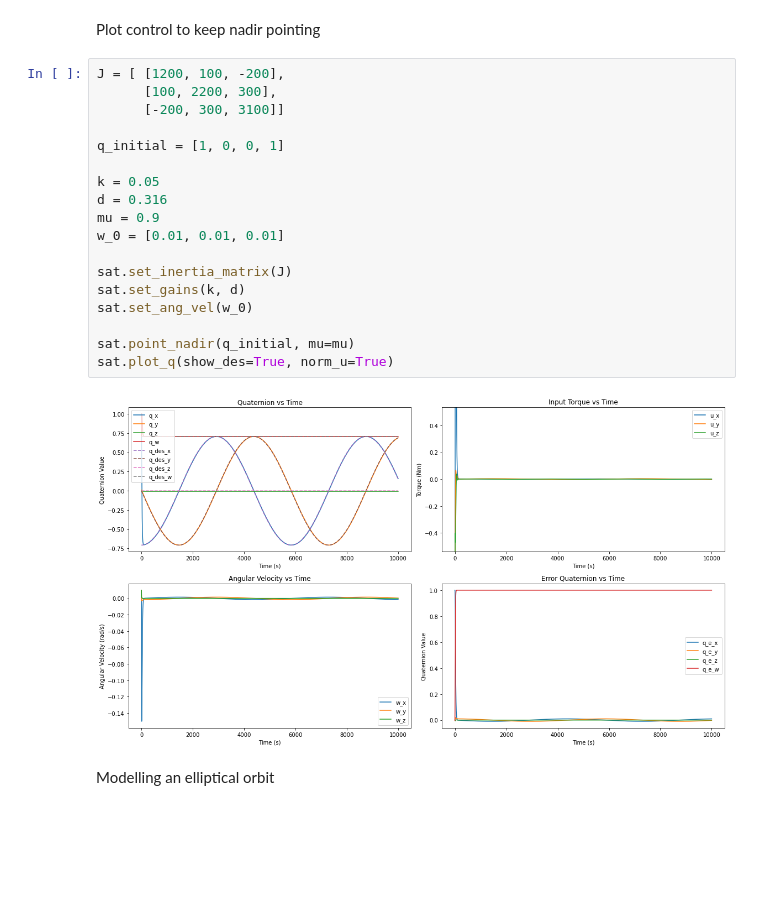
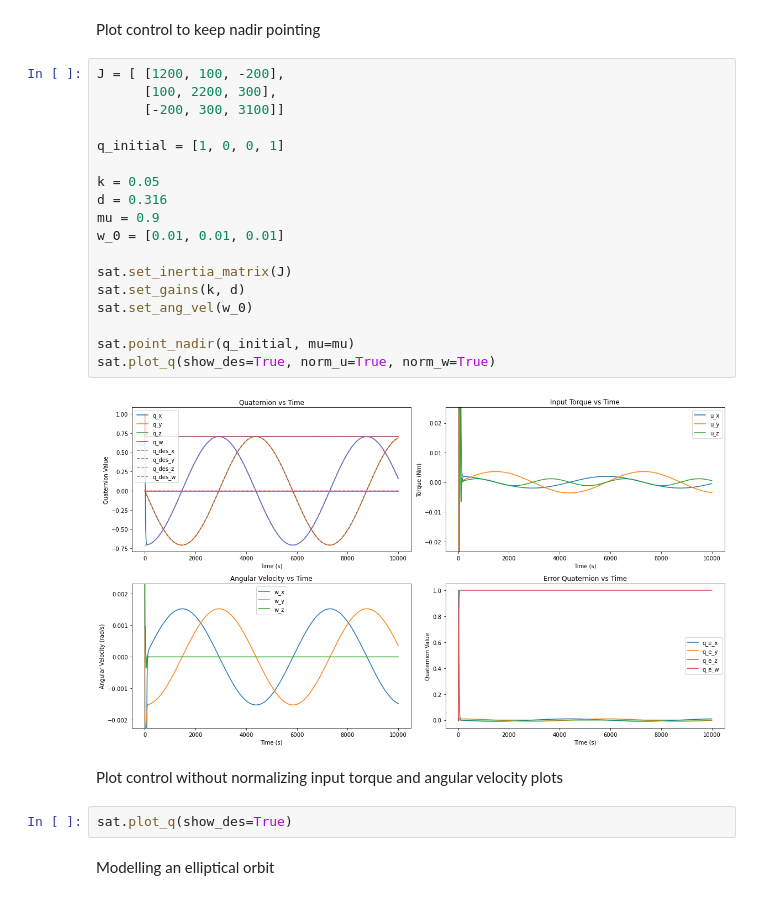
Before and after one commit to vladdp/padcs, a Jupyter notebook: orbit_tests.ipynb, the cells around one changed output. Saved outputs shown, nothing was run; the diff lists cells and outputs as text; blank space fills up the shorter version.

```diff
--- a/orbit_tests.ipynb
+++ b/orbit_tests.ipynb
@@ -26,23 +26,27 @@ Plot control to keep nadir pointing
 # %%
 J = [ [1200, 100, -200],
       [100, 2200, 300],
       [-200, 300, 3100]]
 
 q_initial = [1, 0, 0, 1]
 
 k = 0.05
 d = 0.316
 mu = 0.9
 w_0 = [0.01, 0.01, 0.01]
 
 sat.set_inertia_matrix(J)
 sat.set_gains(k, d)
 sat.set_ang_vel(w_0)
 
 sat.point_nadir(q_initial, mu=mu)
-sat.plot_q(show_des=True, norm_u=True)
+sat.plot_q(show_des=True, norm_u=True, norm_w=True)
 # %% [output]
-[figure, old version]
+[figure, new version]
+# %% [markdown]
+Plot control without normalizing input torque and angular velocity plots
+# %%
+sat.plot_q(show_des=True)
 # %% [markdown]
 Modelling an elliptical orbit
 # %%
```
Also changed, not shown: parts of 2 cells of this notebook, 2 other files.
